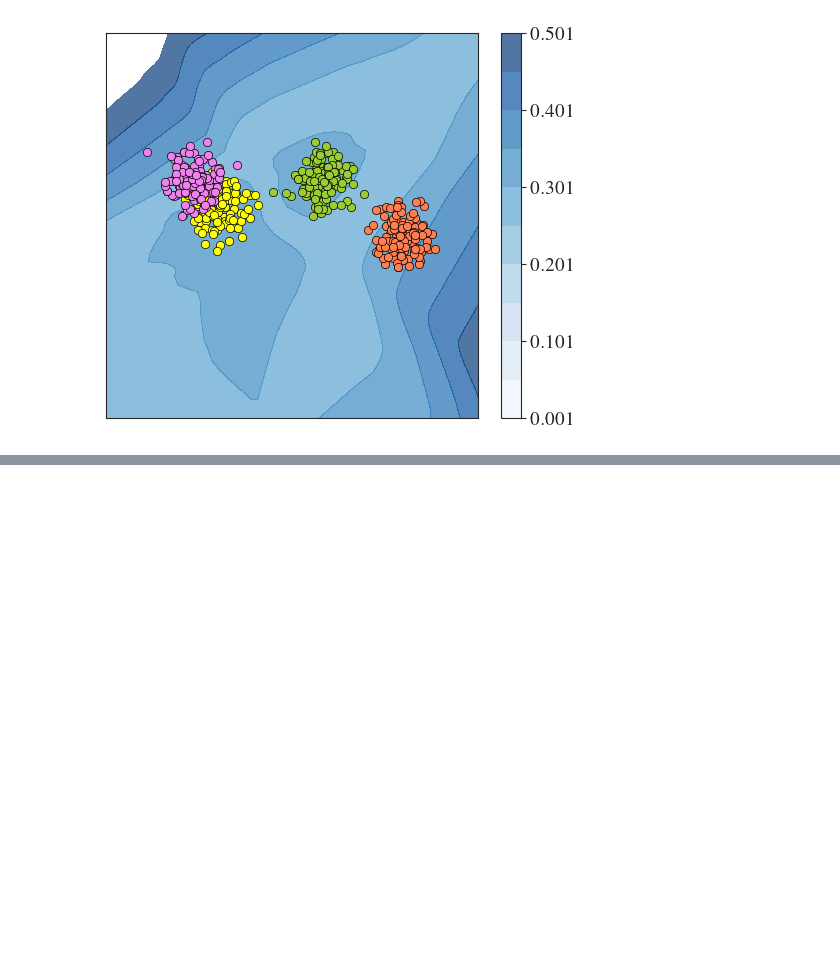
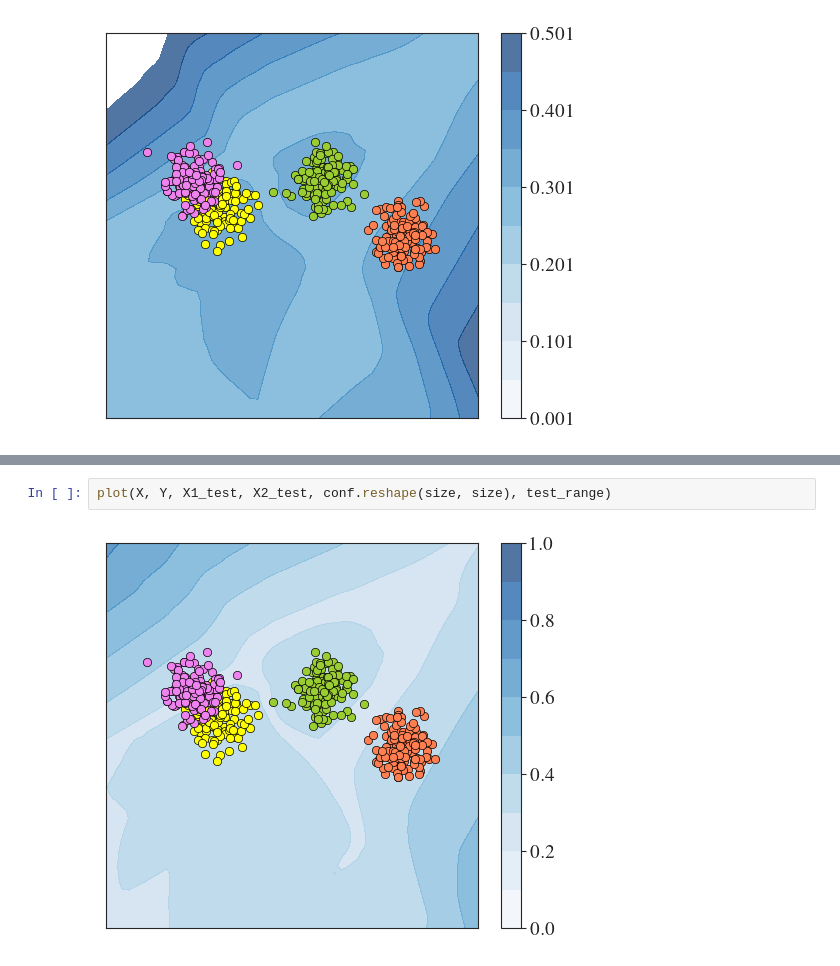
Before and after one commit to YuedanHuo/BML_ReLU, a Jupyter notebook: BNN_multiclass.ipynb, the cells around one changed output, grey strips where cells are left out. Drawn from its saved outputs; the diff is of its cells as text; blank space fills up the shorter version.

```diff
--- a/BNN_multiclass.ipynb
+++ b/BNN_multiclass.ipynb
@@ -468,0 +488,4 @@ print(conf)
+# %%
+plot(X, Y, X1_test, X2_test, conf.reshape(size, size), test_range)
+# %% [output]
+[figure, added]
```
Also changed, not shown: parts of 15 cells of this notebook, 1 other file.
